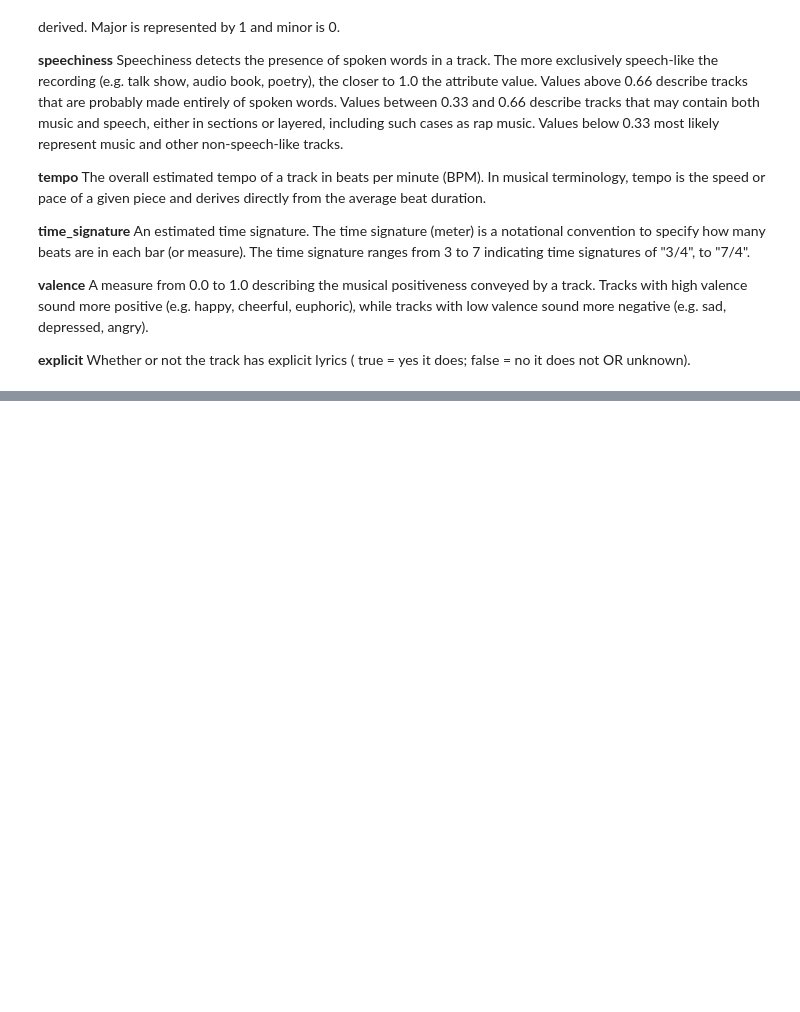
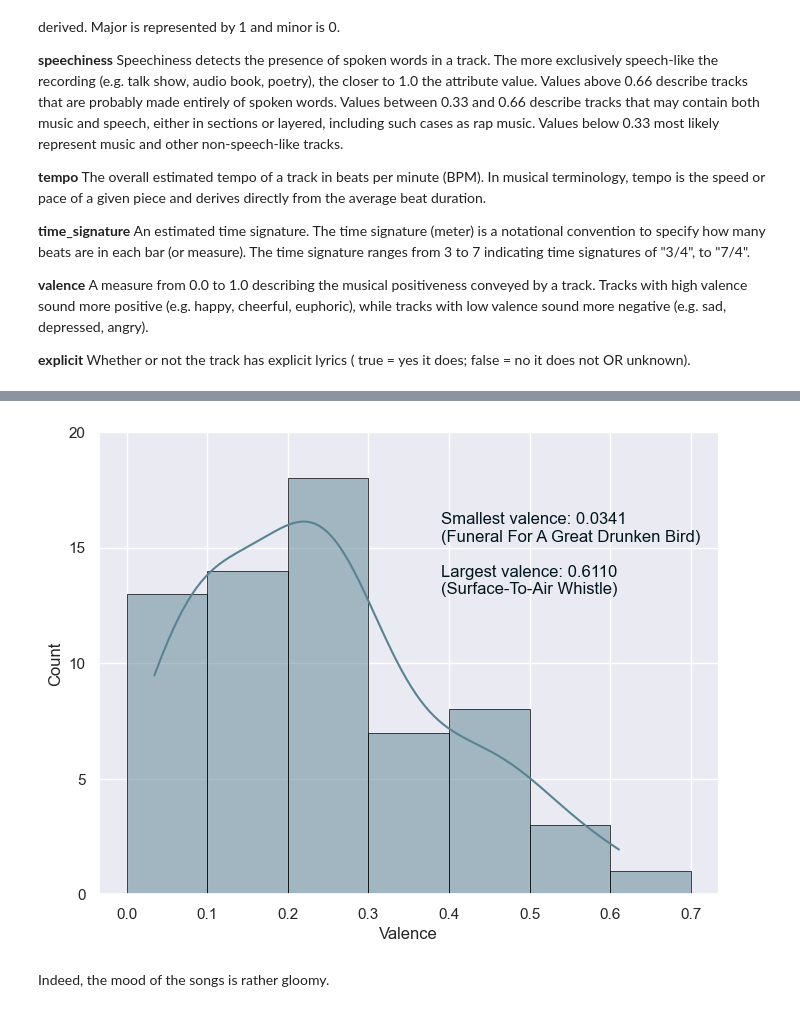
Before and after one commit to scheinmensch/Spotify, a Jupyter notebook: AllThemWitches.ipynb, the cells around one changed output, grey strips where cells are left out. Cells and saved outputs as stored; diff of their text form; code cells hidden in the pictures; blank space fills up the shorter version.

```diff
--- a/AllThemWitches.ipynb
+++ b/AllThemWitches.ipynb
@@ -3,7 +20,7 @@ import pandas as pd
 # %%
 atw = pd.read_csv('data/AllThemWitches.csv')
 # %%
-atw = atw[['id', 'name', 'album_name', 'album_release_date', 'popularity', 'duration_ms', 'popularity', 'danceability', 'energy', 'key', 'loudness', 'mode', 'speechiness',
+atw = atw[['id', 'name', 'album_name', 'album_release_date', 'duration_ms', 'popularity', 'danceability', 'energy', 'key', 'loudness', 'mode', 'speechiness',
        'acousticness', 'instrumentalness', 'liveness', 'tempo', 'time_signature', 'valence', 'explicit']].copy()
 # %%
 atw.columns
@@ -66,0 +131,2 @@ Whether or not the track has explicit lyrics ( true = yes it does; false = no it
+# %%
+atw = atw[~atw['album_name'].isin(['Live On The Internet', 'Live In Brussels', 'At the Garage'])].copy()
@@ -66,0 +181,17 @@ Whether or not the track has explicit lyrics ( true = yes it does; false = no it
+# %%
+bin_boundaries = np.arange(0, 0.8, 0.1)
+
+plt.figure(figsize=(8, 6))
+sns.histplot(atw['valence'], kde=True, color='#598392', edgecolor='black', linewidth=0.5, bins=bin_boundaries, stat='count')
+plt.title('')
+plt.xlabel('Valence')
+plt.ylabel('Count')
+plt.yticks(np.arange(0, 21, 5))
+plt.grid(True)
+plt.text(0.39, 13, f"Smallest valence: {atw['valence'].min():.4f} \n({atw.loc[atw['valence'].idxmin(), 'name']})\n\nLargest valence: {atw['valence'].max():.4f} \n({atw.loc[atw['valence'].idxmax(), 'name']})", color='#01161e')
+
+plt.show()
+# %% [output]
+[figure, added]
+# %% [markdown]
+Indeed, the mood of the songs is rather gloomy.
```
Also changed, not shown: parts of 12 cells of this notebook.
